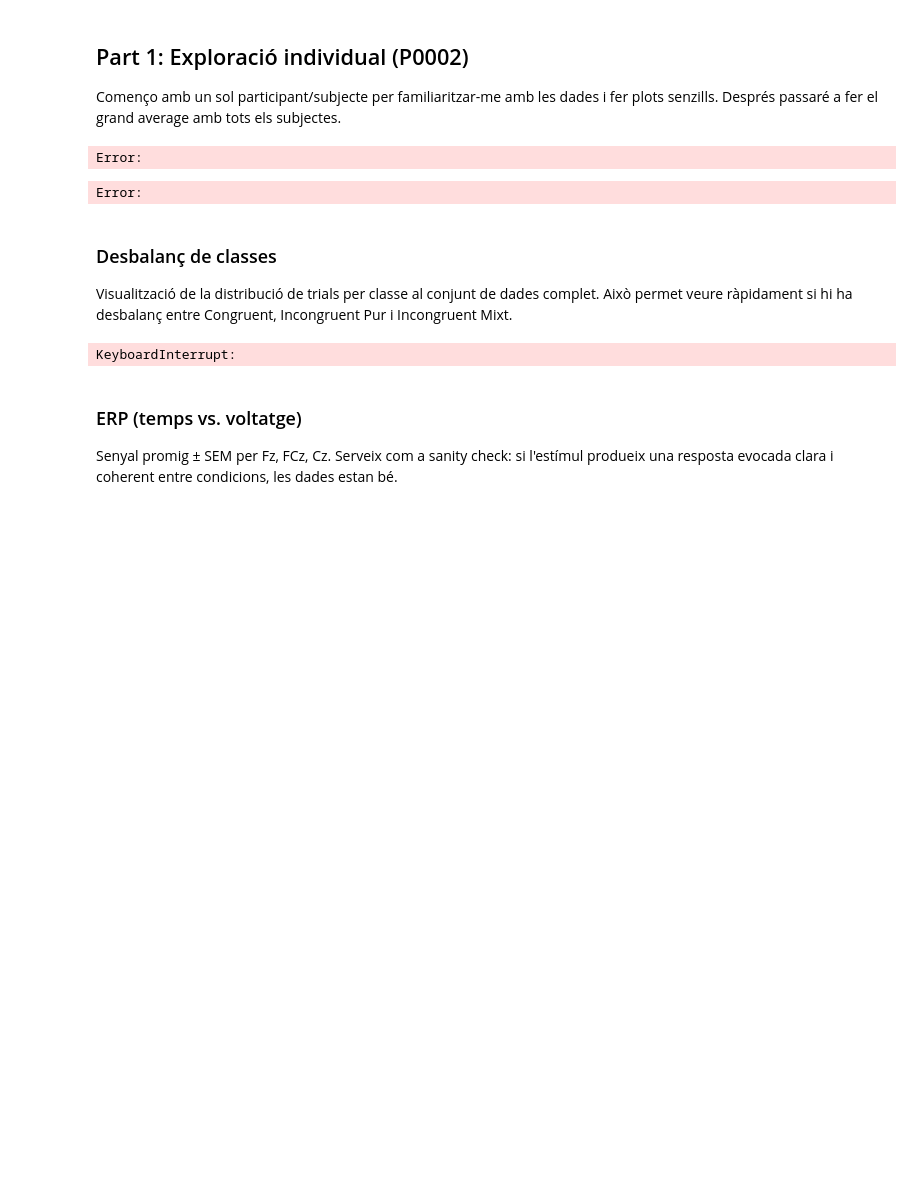
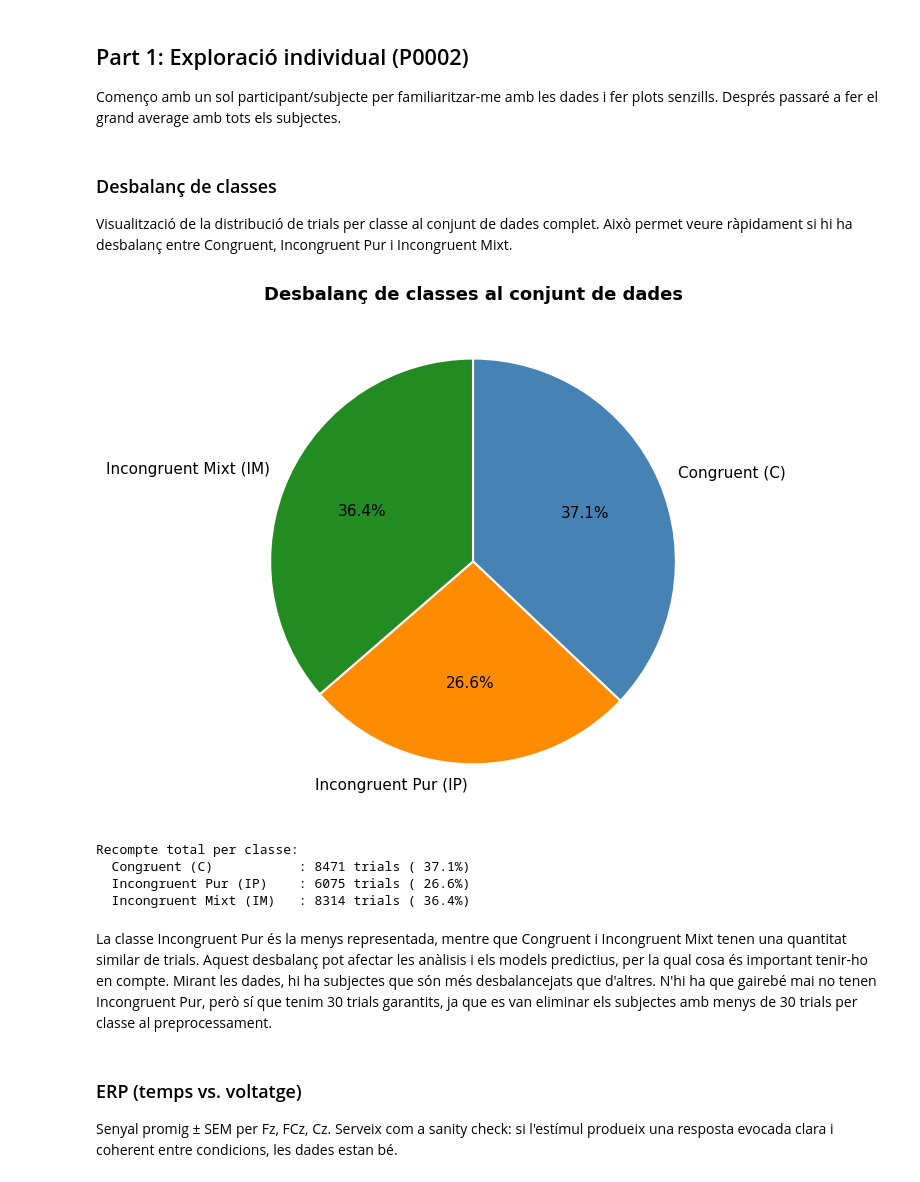
Before and after one commit to nilsduran/TFG, a Jupyter notebook: src/notebooks/01_exploració_dades.ipynb, the cells around one changed output. Saved outputs shown, nothing was run; the diff lists cells and outputs as text; code cells hidden in the pictures; blank space fills up the shorter version.

```diff
--- a/src/notebooks/01_exploració_dades.ipynb
+++ b/src/notebooks/01_exploració_dades.ipynb
@@ -201,70 +258,49 @@ Error:
 # %% [markdown]
 ## Part 1: Exploració individual (P0002)
 Començo amb un sol participant/subjecte per familiaritzar-me amb les dades i fer plots senzills. Després passaré a fer el grand average amb tots els subjectes.
-# %%
-SUBJ = "P0002"
-if SUBJ not in subjects_data:
-    raise ValueError(f"No s'ha pogut carregar el subjecte {SUBJ}")
-
-epochs_all = subjects_data[SUBJ]["epochs_all"]
-epochs_cond = subjects_data[SUBJ]["epochs_cond"]
-
-print(f"Temps   : {epochs_all.tmin:.3f} → {epochs_all.tmax:.3f} s")
-print(f'Mostreig: {epochs_all.info["sfreq"]} Hz  |  Canals: {len(epochs_all.ch_names)}')
-for cond, ep in epochs_cond.items():
-    print(f"  {cond:20s}: {len(ep):3d} trials")
-# %% [output]
-Error:
-Error:
 # %% [markdown]
 ### Desbalanç de classes
 Visualització de la distribució de trials per classe al conjunt de dades complet. Això permet veure ràpidament si hi ha desbalanç entre Congruent, Incongruent Pur i Incongruent Mixt.
 # %%
 comptes_classes = {cond: 0 for cond in COND_EVENTS}
 
-for subject_data in subjects_data.values():
-    ep_cond = subject_data["epochs_cond"]
+for fif_path in sorted(DATA_DIR.glob("*.fif")):
+    counts_subj = count_trials_by_condition(fif_path)
     for cond in COND_EVENTS:
-        if cond in ep_cond:
-            comptes_classes[cond] += len(ep_cond[cond])
+        comptes_classes[cond] += counts_subj.get(cond, 0)
 
 etiquetes = [LABELS[cond] for cond in comptes_classes]
 valors = [comptes_classes[cond] for cond in comptes_classes]
 colors = [COLORS[cond] for cond in comptes_classes]
 percentatges = np.array(valors) / np.sum(valors) * 100
 
 _, ax = plt.subplots(figsize=(7, 7))
 ax.pie(
     valors,
     labels=etiquetes,
     colors=colors,
     autopct=lambda pct: f"{pct:.1f}%",
     startangle=90,
     counterclock=False,
     wedgeprops={"edgecolor": "white", "linewidth": 1.5},
     textprops={"fontsize": 11},
 )
 
 ax.set_title("Desbalanç de classes al conjunt de dades", fontsize=13, fontweight="bold")
-ax.text(
-    0,
-    -1.2,
-    " | ".join([f"{etq}: {n}" for etq, n in zip(etiquetes, valors)]),
-    ha="center",
-    va="center",
-    fontsize=10,
-)
 plt.tight_layout()
 plt.show()
 
 print("Recompte total per classe:")
 for etq, n, pct in zip(etiquetes, valors, percentatges):
     print(f"  {etq:24s}: {n:4d} trials ({pct:5.1f}%)")
-
-if subjectes_invalids_cache:
-    print(f"\nSubjectes ignorats per error de càrrega: {[subj_id for subj_id, _ in subjectes_invalids_cache]}")
 # %% [output]
+[figure, added]
-KeyboardInterrupt:
+Recompte total per classe:
+  Congruent (C)           : 8471 trials ( 37.1%)
+  Incongruent Pur (IP)    : 6075 trials ( 26.6%)
+  Incongruent Mixt (IM)   : 8314 trials ( 36.4%)
+# %% [markdown]
+La classe Incongruent Pur és la menys representada, mentre que Congruent i Incongruent Mixt tenen una quantitat similar de trials. Aquest desbalanç pot afectar les anàlisis i els models predictius, per la qual cosa és important tenir-ho en compte. Mirant les dades, hi ha subjectes que són més desbalancejats que d'altres. N'hi ha que gairebé mai no tenen Incongruent Pur, però sí que tenim 30 trials garantits, ja que es van eliminar els subjectes amb menys de 30 trials per classe al preprocessament.
 # %% [markdown]
 ### ERP (temps vs. voltatge)
 Senyal promig ± SEM per Fz, FCz, Cz. Serveix com a sanity check: si l'estímul produeix una resposta evocada clara i coherent entre condicions, les dades estan bé.
```
Also changed, not shown: parts of 14 cells of this notebook.
